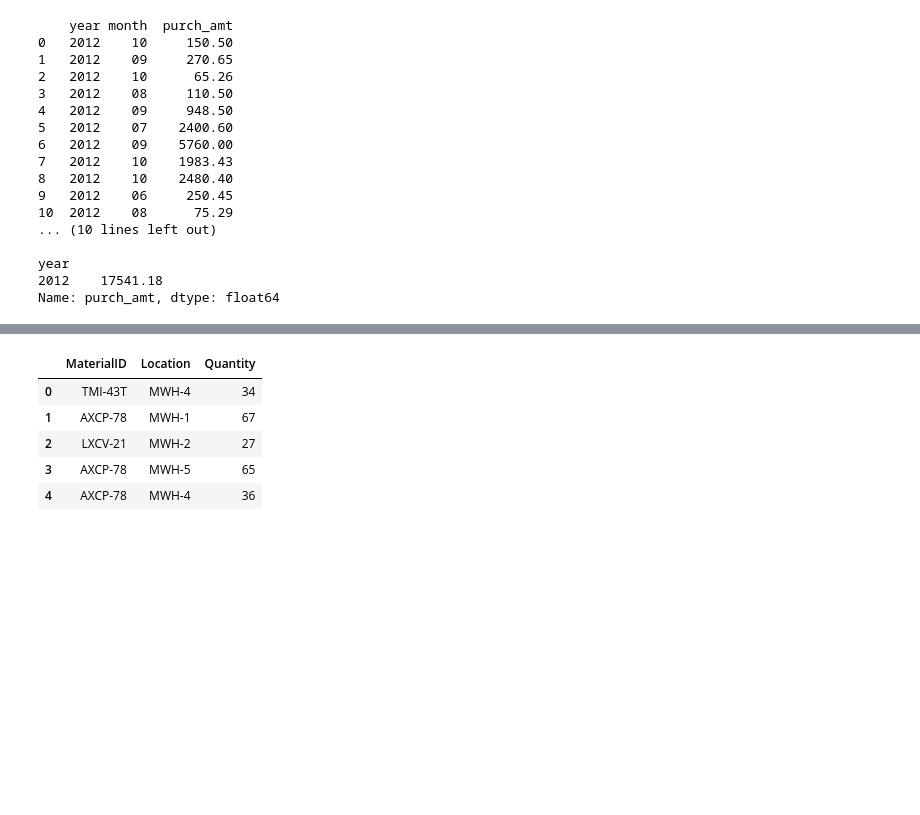
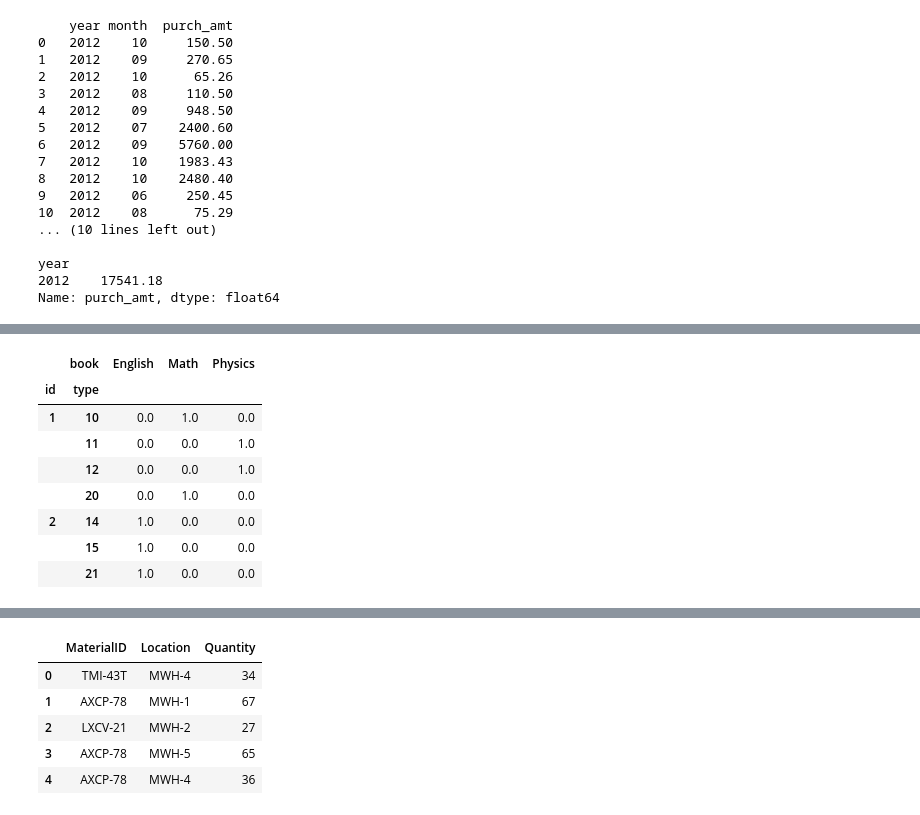
Before and after one commit to AayushParab44/Advanced_Statistics, a Jupyter notebook: mergeandsplitassignment.ipynb, the cells around one changed output, grey strips where cells are left out. Saved outputs shown, nothing was run; the diff lists cells and outputs as text; code cells hidden in the pictures; blank space fills up the shorter version.

```diff
--- a/mergeandsplitassignment.ipynb
+++ b/mergeandsplitassignment.ipynb
@@ -653,0 +368,41 @@ Name: purch_amt, dtype: float64
+# %%
+# 14. Write a Pandas program to split the following dataframe into groups based on all columns and calculate Groupby value counts on the dataframe.
+# Test Data:
+#   id  type     book
+# 0   1    10     Math
+# 1   2    15  English
+# 2   1    11  Physics
+# 3   1    20     Math
+# 4   2    21  English
+# 5   1    12  Physics
+# 6   2    14  English
+
+# Output:
+# book     English  Math  Physics id type
+# 1  10          0     1        0
+#    11          0     0        1
+#    12          0     0        1
+#    20          0     1        0
+# 2  14          1     0        0
+#    15          1     0        0
+#    21          1     0        0
+
+data = {
+    'id': [1, 2, 1, 1, 2, 1, 2],
+    'type': [10, 15, 11, 20, 21, 12, 14],
+    'book': ['Math', 'English', 'Physics', 'Math', 'English', 'Physics', 'English']
+}
+
+df = pd.DataFrame(data)
+
+df.pivot_table('book',['id','type'],'book',aggfunc='size').fillna(0)
+# %% [output]
+|  | book | English | Math | Physics |
+| id | type |  |  |  |
+| 1 | 10 | 0.0 | 1.0 | 0.0 |
+|  | 11 | 0.0 | 0.0 | 1.0 |
+|  | 12 | 0.0 | 0.0 | 1.0 |
+|  | 20 | 0.0 | 1.0 | 0.0 |
+| 2 | 14 | 1.0 | 0.0 | 0.0 |
+|  | 15 | 1.0 | 0.0 | 0.0 |
+|  | 21 | 1.0 | 0.0 | 0.0 |
```
Also changed, not shown: parts of 7 cells of this notebook, 4 other files.
